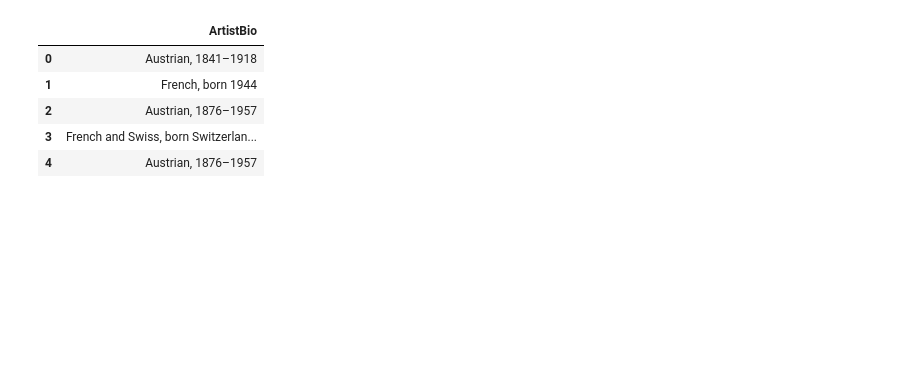
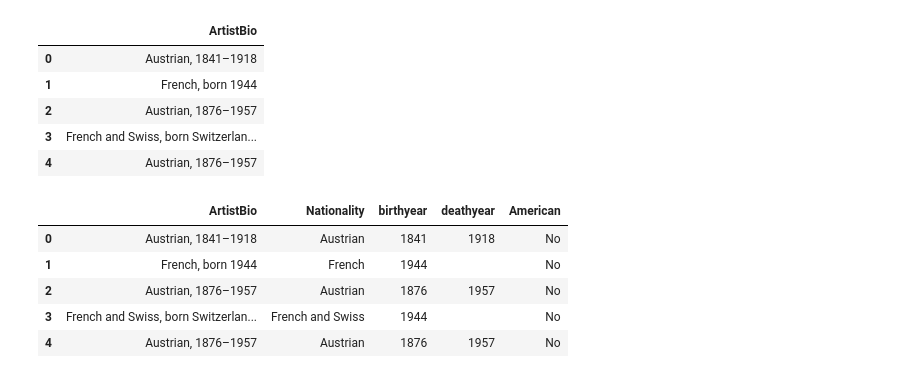
Before and after one commit to kquacken/module6_more_pyspark, a Jupyter notebook: 6_3_string_transformations.ipynb, the cells around one changed output. Cells and saved outputs as stored; diff of their text form; code cells hidden in the pictures; blank space fills up the shorter version.

```diff
--- a/6_3_string_transformations.ipynb
+++ b/6_3_string_transformations.ipynb
@@ -276,0 +270,20 @@ Let's return to the `ArtistBio` column and practice all of our string processing
+# %%
+# Your code here
+is_american = {'American':'Yes'}
+
+(artwork
+    .select(artwork.ArtistBio)
+    .withColumn('ArtistBio', regexp_replace('ArtistBio', '[()]', ''))
+    .withColumn('Nationality',split('ArtistBio', ',').getItem(0))
+    .withColumn('birthyear', regexp_extract(col('ArtistBio'), r'(\d{4})', 1))
+    .withColumn('deathyear', regexp_extract(col('ArtistBio'), r', (\d{4})–(\d{4})', 2))
+    .withColumn('American',recode('Nationality',is_american,default='No'))
+    .take(5)
+) >>to_pandas
+# %% [output]
+|  | ArtistBio | Nationality | birthyear | deathyear | American |
+| 0 | Austrian, 1841–1918 | Austrian | 1841 | 1918 | No |
+| 1 | French, born 1944 | French | 1944 |  | No |
+| 2 | Austrian, 1876–1957 | Austrian | 1876 | 1957 | No |
+| 3 | French and Swiss, born Switzerlan... | French and Swiss | 1944 |  | No |
+| 4 | Austrian, 1876–1957 | Austrian | 1876 | 1957 | No |
```
Also changed, not shown: parts of 4 cells of this notebook, 2 other files.
